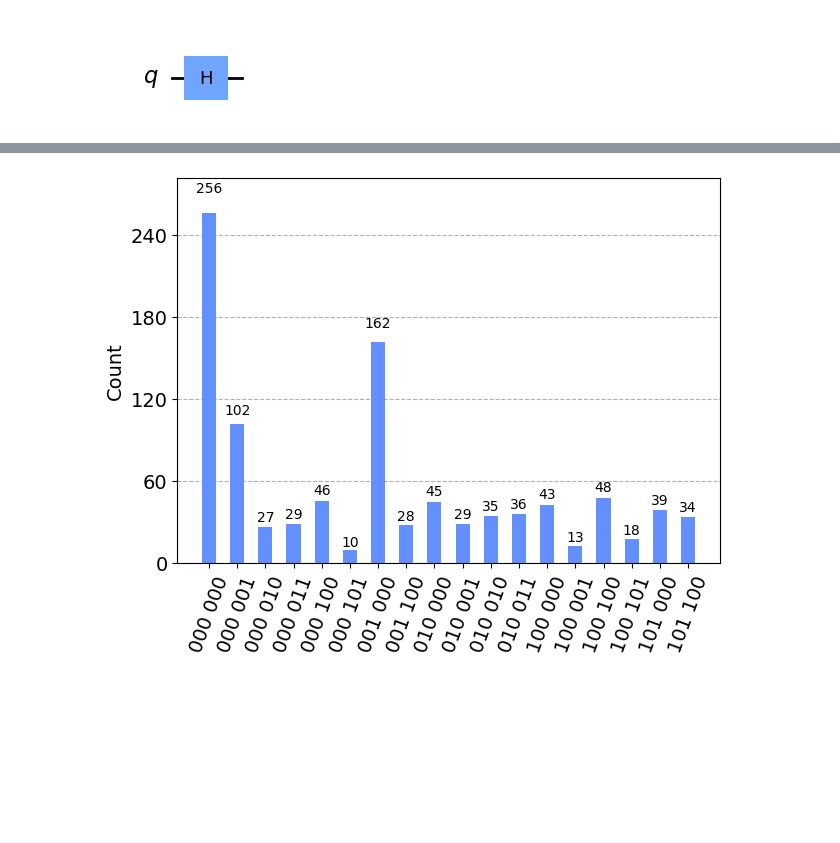
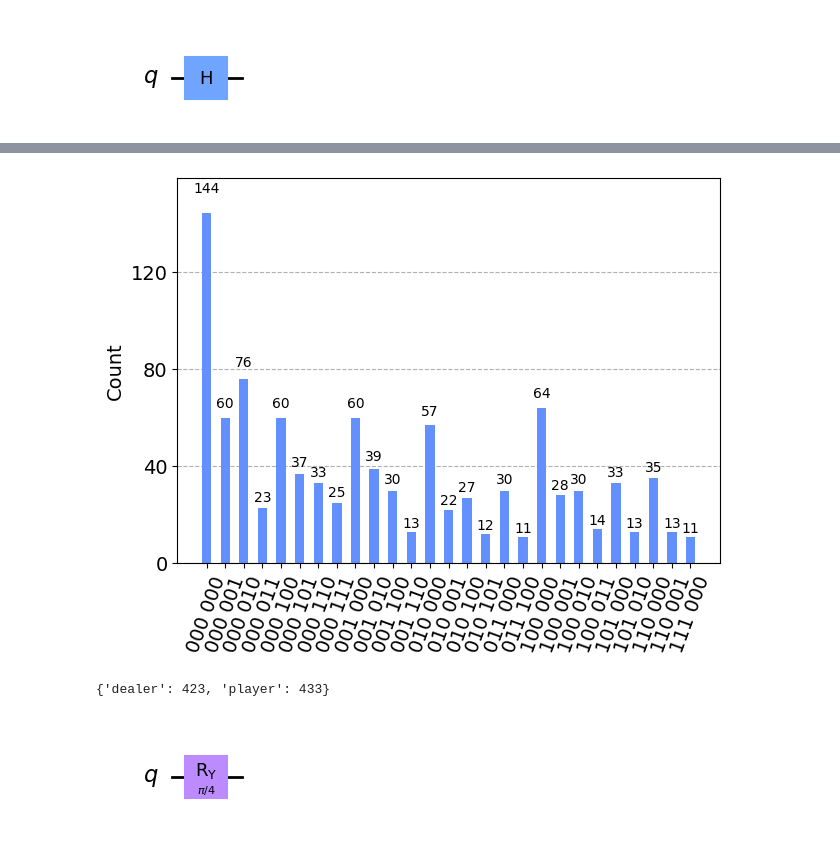
Before and after one commit to Dpbm/scientific-research-1-quantum-oracles, a Jupyter notebook: code/buckshot-roulette.ipynb, the cells around one changed output, grey strips where cells are left out. Cells and saved outputs as stored; diff of their text form; code cells hidden in the pictures; blank space fills up the shorter version.

Commit message:
updated quantum protocol

```diff
--- a/code/buckshot-roulette.ipynb
+++ b/code/buckshot-roulette.ipynb
@@ -326,7 +359,47 @@ qc.draw('mpl', style="clifford")
 # %%
 sim = AerSimulator()
-transpiled_qc = transpile(qc, sim)
+transpiled_qc = transpile(buckshot_roulette(player, dealer, gun), sim)
 result = sim.run(transpiled_qc, shots=1000).result().get_counts()
 plot_histogram(result)
 # %% [output]
-[figure, old version]
+[figure, new version]
+# %%
+def parse_results(results):
+    wins = {'dealer':0, 'player':0}
+    for d,v in results.items():
+        #v_bin = f"{v:06b}"
+        bin_dealer, bin_player = d[:3], d[4:]
+
+        #first_match
+        first_dealer, first_player = bin_dealer[-1], bin_player[-1]
+        #second_match
+        second_dealer, second_player = bin_dealer[-2], bin_player[-2]
+        #third_match
+        third_dealer, third_player = bin_dealer[-3], bin_player[-3]
+
+        if(first_dealer != first_player):
+            winner = "dealer" if first_dealer == '1' else "player"
+            wins[winner]+=v
+            continue
+
+        if(second_dealer != second_player):
+            winner = "dealer" if second_dealer == '1' else "player"
+            wins[winner]+=v
+            continue
+
+        if(third_dealer != third_player):
+            winner = "dealer" if third_dealer == '1' else "player"
+            wins[winner]+=v
+            continue
+
+    return wins
+
+parse_results(result)
+# %% [output]
+{'dealer': 423, 'player': 433}
+# %%
+player_2 = QuantumCircuit(1)
+player_2.ry(np.pi/4, 0)
+player_2.draw('mpl', style='clifford')
+# %% [output]
+[figure, added]
```
Also changed, not shown: parts of 7 cells of this notebook, 1 other file.
